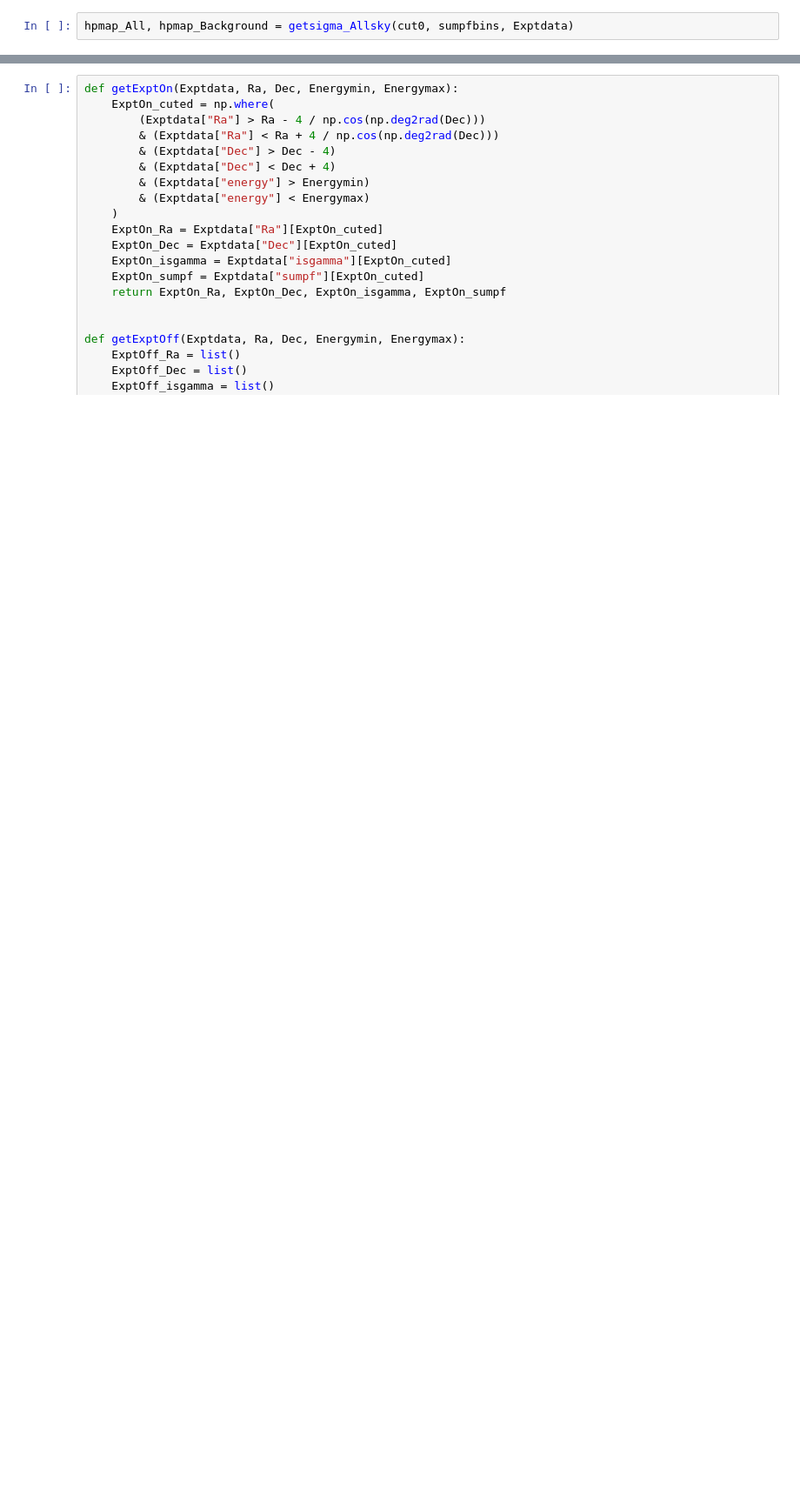
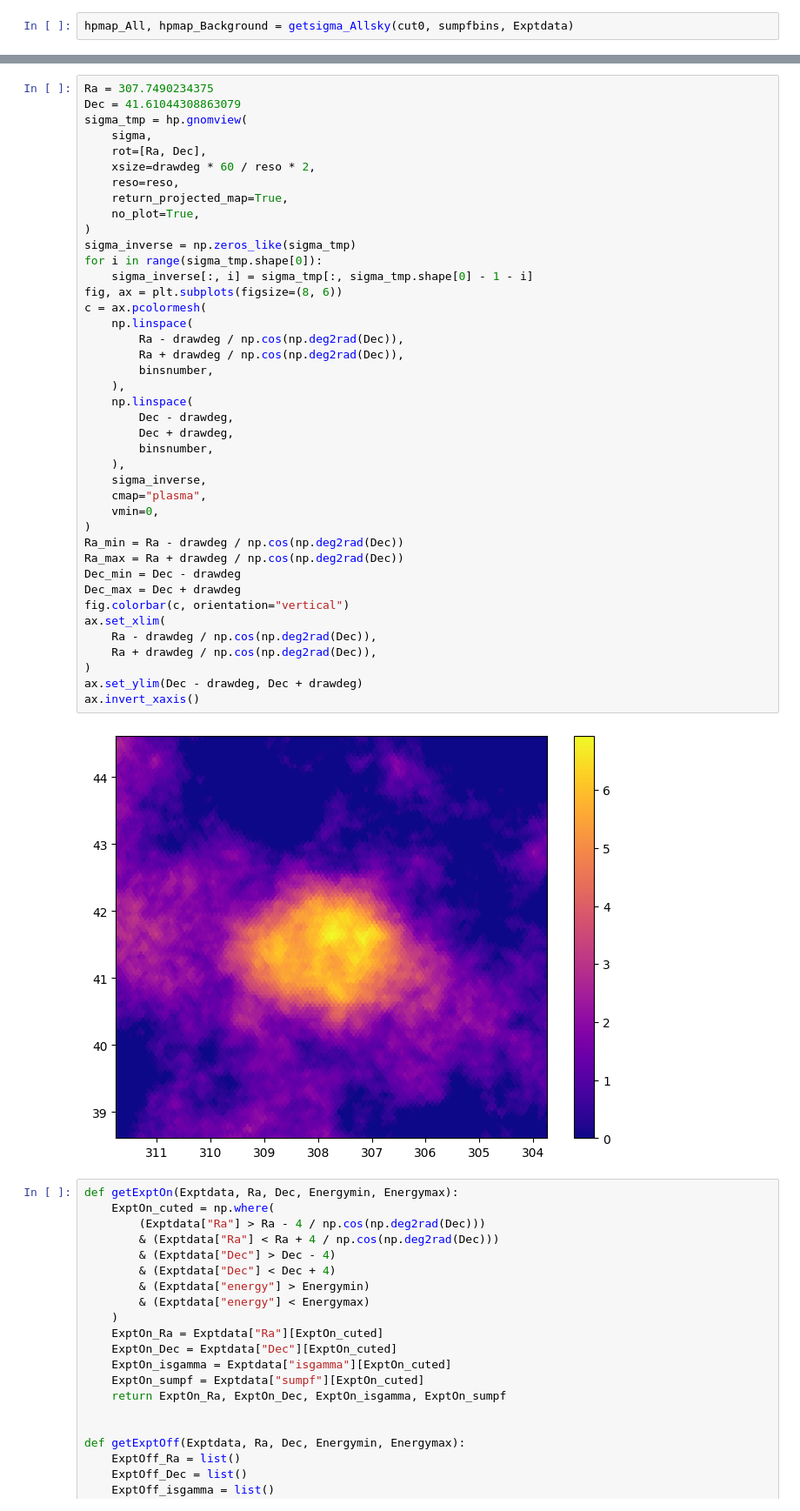
Before and after one commit to hukongyi/Gamma_Energy, a Jupyter notebook: AllSky_withCR/Exptdatacut/drawAllsky.ipynb, the cells around one changed output, grey strips where cells are left out. Shown: that part at 87% size. Drawn from its saved outputs; the diff is of its cells as text; blank space fills up the shorter version.

```diff
--- a/AllSky_withCR/Exptdatacut/drawAllsky.ipynb
+++ b/AllSky_withCR/Exptdatacut/drawAllsky.ipynb
@@ -138,3 +226,46 @@ hp.mollview(hpmap_All_smoothed-hpmap_Background_smoothed/20)
+# %%
+Ra = 307.7490234375
+Dec = 41.61044308863079
+sigma_tmp = hp.gnomview(
+    sigma,
+    rot=[Ra, Dec],
+    xsize=drawdeg * 60 / reso * 2,
+    reso=reso,
+    return_projected_map=True,
+    no_plot=True,
+)
+sigma_inverse = np.zeros_like(sigma_tmp)
+for i in range(sigma_tmp.shape[0]):
+    sigma_inverse[:, i] = sigma_tmp[:, sigma_tmp.shape[0] - 1 - i]
+fig, ax = plt.subplots(figsize=(8, 6))
+c = ax.pcolormesh(
+    np.linspace(
+        Ra - drawdeg / np.cos(np.deg2rad(Dec)),
+        Ra + drawdeg / np.cos(np.deg2rad(Dec)),
+        binsnumber,
+    ),
+    np.linspace(
+        Dec - drawdeg,
+        Dec + drawdeg,
+        binsnumber,
+    ),
+    sigma_inverse,
+    cmap="plasma",
+    vmin=0,
+)
+Ra_min = Ra - drawdeg / np.cos(np.deg2rad(Dec))
+Ra_max = Ra + drawdeg / np.cos(np.deg2rad(Dec))
+Dec_min = Dec - drawdeg
+Dec_max = Dec + drawdeg
+fig.colorbar(c, orientation="vertical")
+ax.set_xlim(
+    Ra - drawdeg / np.cos(np.deg2rad(Dec)),
+    Ra + drawdeg / np.cos(np.deg2rad(Dec)),
+)
+ax.set_ylim(Dec - drawdeg, Dec + drawdeg)
+ax.invert_xaxis()
+# %% [output]
+[figure, added]
 # %%
 def getExptOn(Exptdata, Ra, Dec, Energymin, Energymax):
     ExptOn_cuted = np.where(
```
Also changed, not shown: parts of 24 cells of this notebook, 5 other files.
